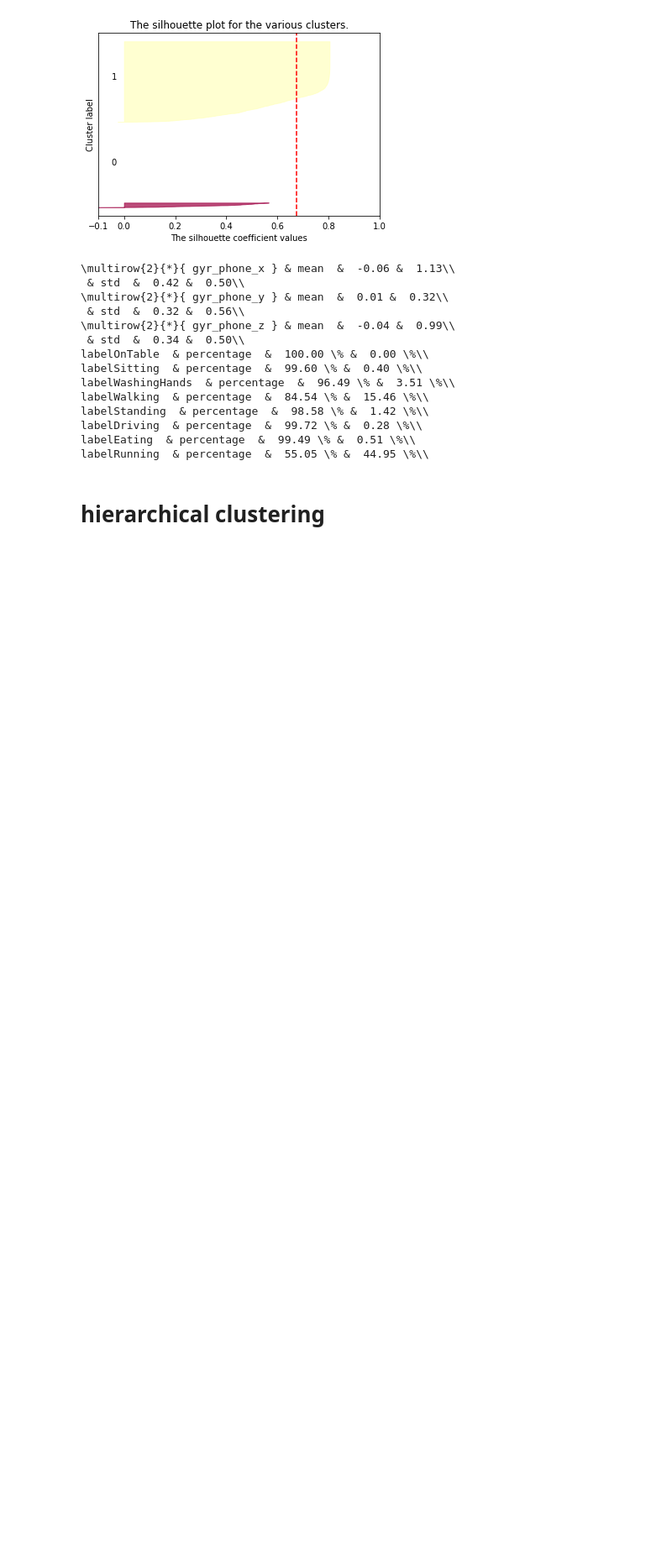
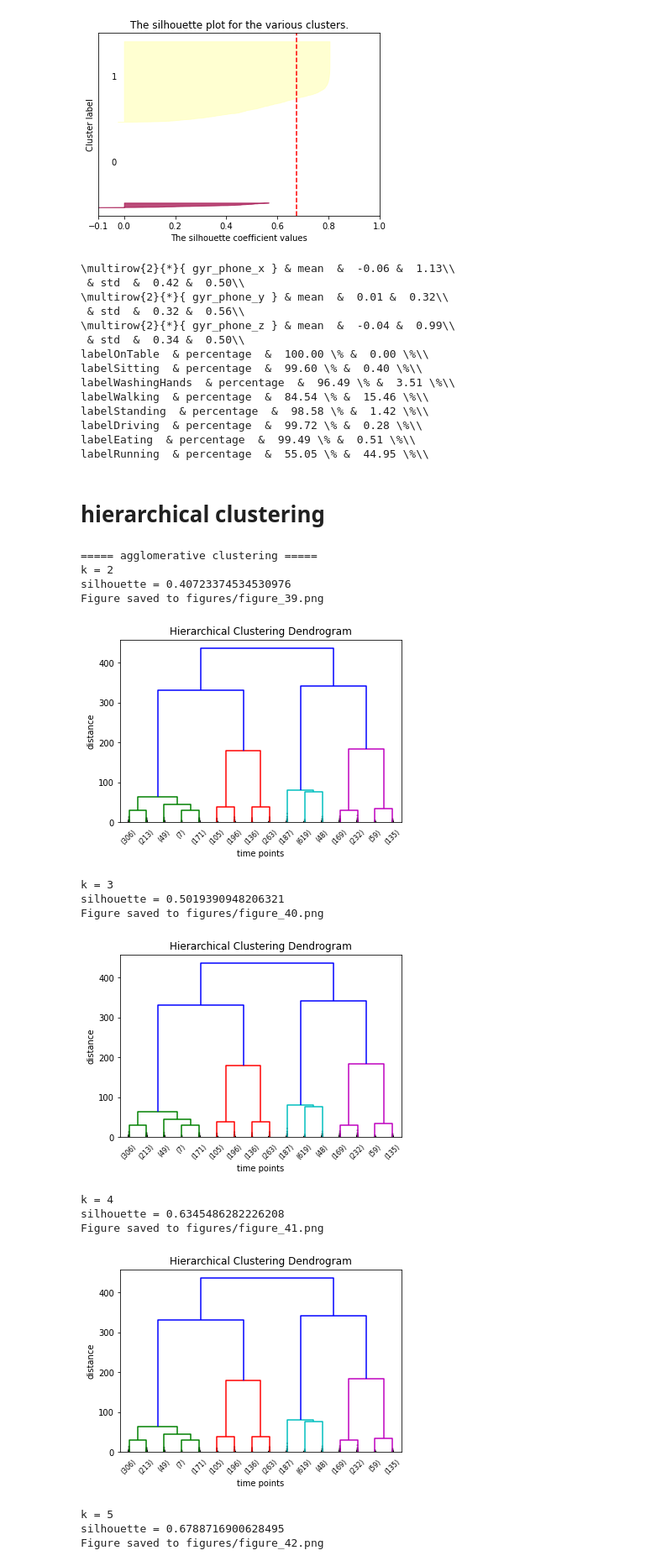
Before and after one commit to NatasjaWezel/ML4QS, a Jupyter notebook: Chapter5/clustering_methods.ipynb, the cells around one changed output. Shown at 84% size. Drawn from its saved outputs; the diff is of its cells as text; code cells hidden in the pictures; blank space fills up the shorter version.

```diff
--- a/Chapter5/clustering_methods.ipynb
+++ b/Chapter5/clustering_methods.ipynb
@@ -353,3 +353,48 @@ labelEating  & percentage  &  99.49 \% &  0.51 \%\\
 labelRunning  & percentage  &  55.05 \% &  44.95 \%\\
 # %% [markdown]
 # hierarchical clustering
+# %%
+clusteringH = HierarchicalClustering()
+
+k_values = range(2, 10)
+silhouette_values = []
+
+# Do some initial runs to determine the right number for the maximum number of clusters.
+
+print('===== agglomerative clustering =====')
+# cols = ['gyr_phone_x', 'gyr_phone_y', 'gyr_phone_z']
+cols = ['acc_phone_x', 'acc_phone_y', 'acc_phone_z']
+
+for k in k_values:
+    print(f'k = {k}')
+    dataset_cluster, l = clusteringH.agglomerative_over_instances(copy.deepcopy(dataset), cols, k, 'euclidean', use_prev_linkage=True, link_function='ward')
+    silhouette_score = dataset_cluster['silhouette'].mean()
+    print(f'silhouette = {silhouette_score}')
+    silhouette_values.append(silhouette_score)
+
+    DataViz.plot_dendrogram(dataset_cluster, l)
+
+
+
+DataViz.plot_xy(x=[k_values], y=[silhouette_values], xlabel='k', ylabel='silhouette score',
+                ylim=[0,1], line_styles=['b-'])
+
+
+plot_clusters_3d(dataset_cluster, cols, 'cluster', ['label'])
+# %% [output]
+===== agglomerative clustering =====
+k = 2
+silhouette = 0.40723374534530976
+Figure saved to figures/figure_39.png
+[figure, added]
+k = 3
+silhouette = 0.5019390948206321
+Figure saved to figures/figure_40.png
+[figure, added]
+k = 4
+silhouette = 0.6345486282226208
+Figure saved to figures/figure_41.png
+[figure, added]
+k = 5
+silhouette = 0.6788716900628495
+Figure saved to figures/figure_42.png
```
Also changed, not shown: parts of 2 cells of this notebook.
